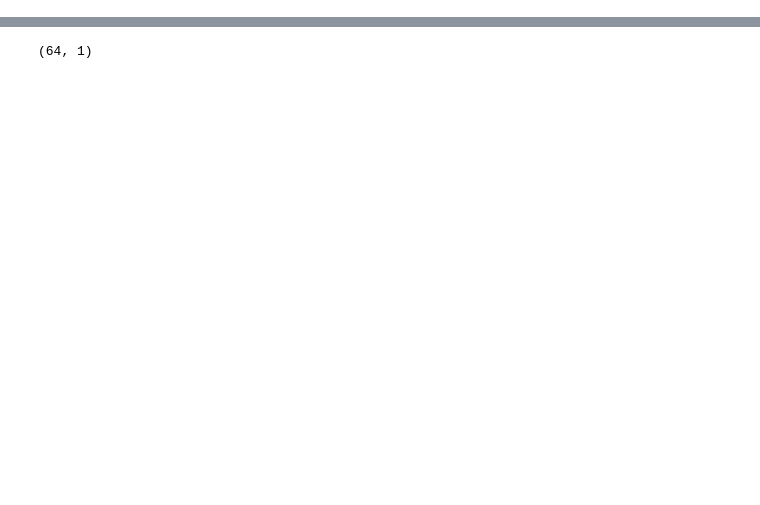
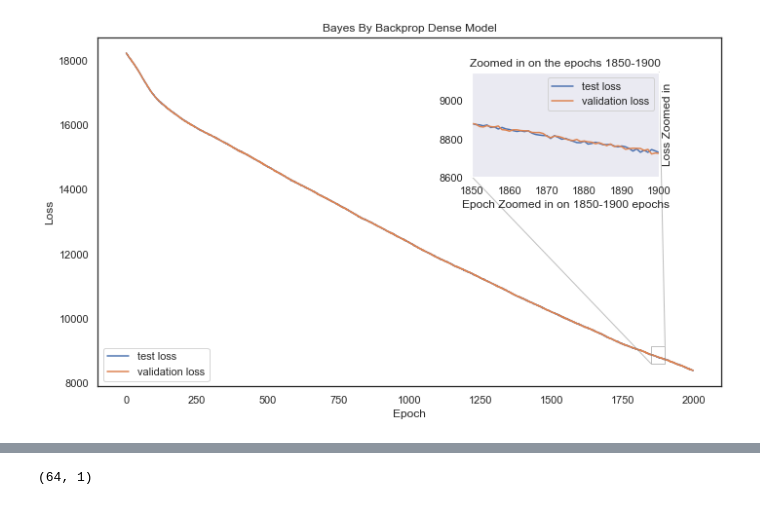
Before and after one commit to kristianseverin/BNNs, a Jupyter notebook: ThesisPlots/Results/Regression/RegressionPlots.ipynb, the cells around one changed output, grey strips where cells are left out. Cells and saved outputs as stored; diff of their text form; code cells hidden in the pictures; blank space fills up the shorter version.

```diff
--- a/ThesisPlots/Results/Regression/RegressionPlots.ipynb
+++ b/ThesisPlots/Results/Regression/RegressionPlots.ipynb
@@ -46,3 +47,72 @@ plt.tight_layout()
+# %%
+# plot loss data for BBB
+fig, ax = plt.subplots(1, 1, figsize=(10, 6))
+#gs = ax.get_gridspec()
+
+
+
+# make x_axis
+ax.plot(test_loss_BBB, label='test loss')
+ax.plot(val_loss_BBB, label='validation loss')
+ax.set_title('Bayes By Backprop Dense Model')
+ax.set_xlabel('Epoch')
+ax.set_ylabel('Loss')
+ax.legend()
+
+# zoom in on the last 100 epochs
+ # zoom = 2
+
+with sns.axes_style("dark"):
+    x1, x2, y1, y2 = 1850, 1900, 8600, 9150
+    axins = ax.inset_axes([0.6, 0.6, 0.3, 0.3])
+    axins.plot(test_loss_BBB, label='test loss')
+    axins.plot(val_loss_BBB, label='validation loss')
+    axins.set_xlim(x1, x2)
+    axins.set_ylim(y1, y2)
+    axins.set_title('Zoomed in on the last 50 epochs')
+    axins.set_xlabel('Epoch Zoomed in on 1850-1900 epochs')
+    # ylabel on the right side
+    axins.set_ylabel('Loss Zoomed in')
+
+    axins.yaxis.set_label_position("right")
+
+
+
+
+
+    ax.indicate_inset_zoom(axins)
+
+    # set axins title
+    axins.set_title('Zoomed in on the epochs 1850-1900')
+
+    axins.legend()
+
+
+
+
+
+
+
+
+
+
+
+
+
+# mark the region corresponding to the inset axes on ax1 and draw lines
+
+
+
+
+
+
+
+
+
+
+plt.tight_layout()
+# %% [output]
+[figure, added]
 # %%
 # read the true vs predicted data
 true_simple = np.load('//Users/kristian/Documents/Skole/9. Semester/Thesis Preparation/Code/BNNs/ThesisPlots/Results/Regression/SimpleFFBNN/true.npy')
```
Also changed, not shown: parts of 5 cells of this notebook, 25 other files.
